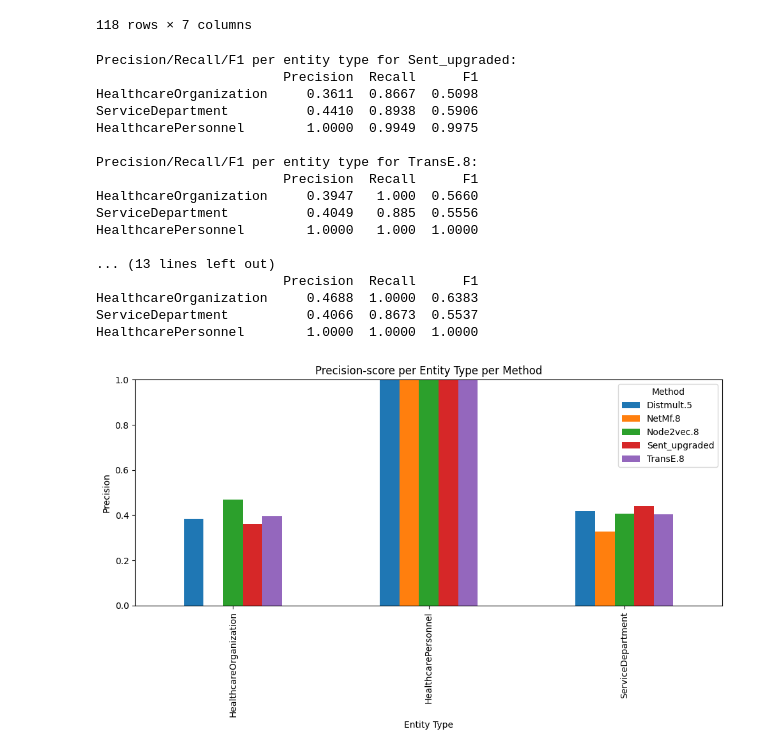
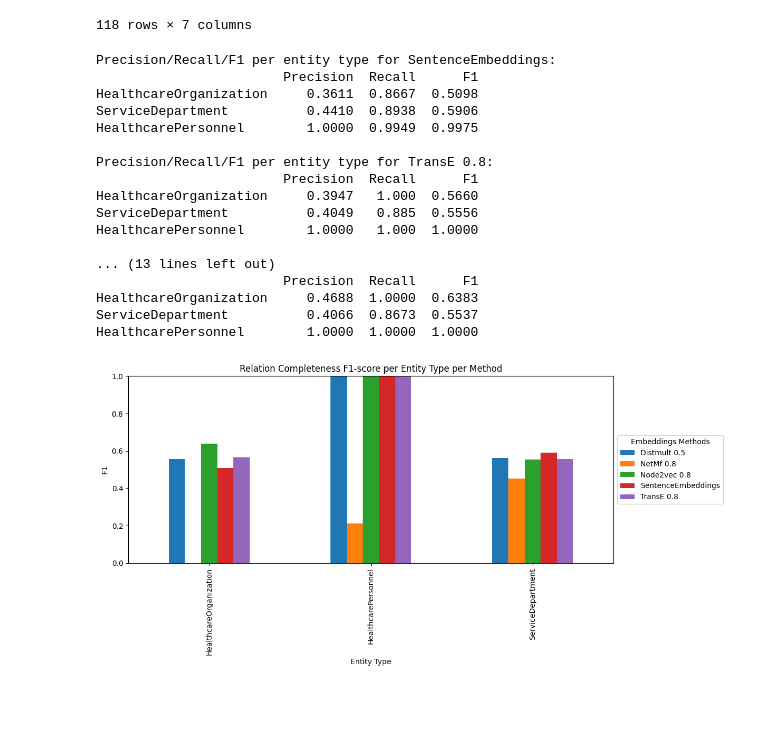
Before and after one commit to Timszy/entity-deduplication-hack-main, a Jupyter notebook: EvaluateRelations.ipynb, the cells around one changed output. Cells and saved outputs as stored; diff of their text form; code cells hidden in the pictures; blank space fills up the shorter version.

```diff
--- a/EvaluateRelations.ipynb
+++ b/EvaluateRelations.ipynb
@@ -153,11 +158,11 @@ golden_standard = pd.read_csv(f'data/test_golden_standard_relation.csv')
 
 # Define which match files to analyze
 match_files = {
-    'Sent_upgraded': f'matches_relation/SentenceEmbedding.json',
-    'TransE.8' : f'matches_relation/HybridTransE_alpha_0.8.json',
-    'Distmult.5': f'matches_relation/HybridDistmult_alpha_0.5.json',
-    'NetMf.8' : f'matches_relation/HybridNetMf_alpha_0.8.json',
-    'Node2vec.8': f'matches_relation/HybridNode2vecLow_alpha_0.8.json',
+    'SentenceEmbeddings': f'matches_relation/SentenceEmbedding.json',
+    'TransE 0.8' : f'matches_relation/HybridTransE_alpha_0.8.json',
+    'Distmult 0.5': f'matches_relation/HybridDistmult_alpha_0.5.json',
+    'NetMf 0.8' : f'matches_relation/HybridNetMf_alpha_0.8.json',
+    'Node2vec 0.8': f'matches_relation/HybridNode2vecLow_alpha_0.8.json',
 }
 
 def extract_uuid(uri):
@@ -310,8 +315,6 @@ Number of missing golden_standard pairs: 118
 | 931 | b4480761-505e-4c9b-8bc8-8bcf7b1d4049 | dcfee223-3519-4c8c-a352-13dd51c49255 | ContactPoint | email_typo | email | Delgado@healthcare.org | Delgaod@healthcare.org |
 118 rows × 7 columns
 # %%
-
-
 def extract_uuid(uri):
     return uri.split("/")[-1] if uri else None
 
@@ -379,36 +382,42 @@ combined = []
 for method, df in entity_prf_dfs.items():
     df = df.copy()
     df['Method'] = method
     combined.append(df)
 combined_df = pd.concat(combined).reset_index().rename(columns={'index':'Entity Type'})
 combined_df = combined_df[['Method','Entity Type','Precision','Recall','F1']]
 # print("\nCombined Precision/Recall/F1 per entity type:")
 # print(combined_df)
 
 # Plot Recall (change 'Recall' to 'F1' for F1 plot)
-pivot_table = combined_df.pivot(index='Entity Type', columns='Method', values='Precision')
+pivot_table = combined_df.pivot(index='Entity Type', columns='Method', values='F1')
 pivot_table.plot(kind='bar', figsize=(10,6))
-plt.title('Precision-score per Entity Type per Method')
-plt.ylabel('Precision')
+plt.title('Relation Completeness F1-score per Entity Type per Method')
+plt.ylabel('F1')
 plt.ylim(0,1)
 plt.tight_layout()
+plt.legend(
+    loc='center left',       # place legend to the right
+    bbox_to_anchor=(1, 0.5), # shift legend outside plot
+    title='Embeddings Methods',  # legend header title
+    frameon=True
+)
 plt.show()
 # %% [output]
-Precision/Recall/F1 per entity type for Sent_upgraded:
+Precision/Recall/F1 per entity type for SentenceEmbeddings:
                         Precision  Recall      F1
 HealthcareOrganization     0.3611  0.8667  0.5098
 ServiceDepartment          0.4410  0.8938  0.5906
 HealthcarePersonnel        1.0000  0.9949  0.9975
 
-Precision/Recall/F1 per entity type for TransE.8:
+Precision/Recall/F1 per entity type for TransE 0.8:
                         Precision  Recall      F1
 HealthcareOrganization     0.3947   1.000  0.5660
 ServiceDepartment          0.4049   0.885  0.5556
 HealthcarePersonnel        1.0000   1.000  1.0000
 
 ... (13 lines left out)
                         Precision  Recall      F1
 HealthcareOrganization     0.4688  1.0000  0.6383
 ServiceDepartment          0.4066  0.8673  0.5537
 HealthcarePersonnel        1.0000  1.0000  1.0000
-[figure, old version]
+[figure, new version]
```
Also changed, not shown: parts of 2 cells of this notebook, 5 other files.
